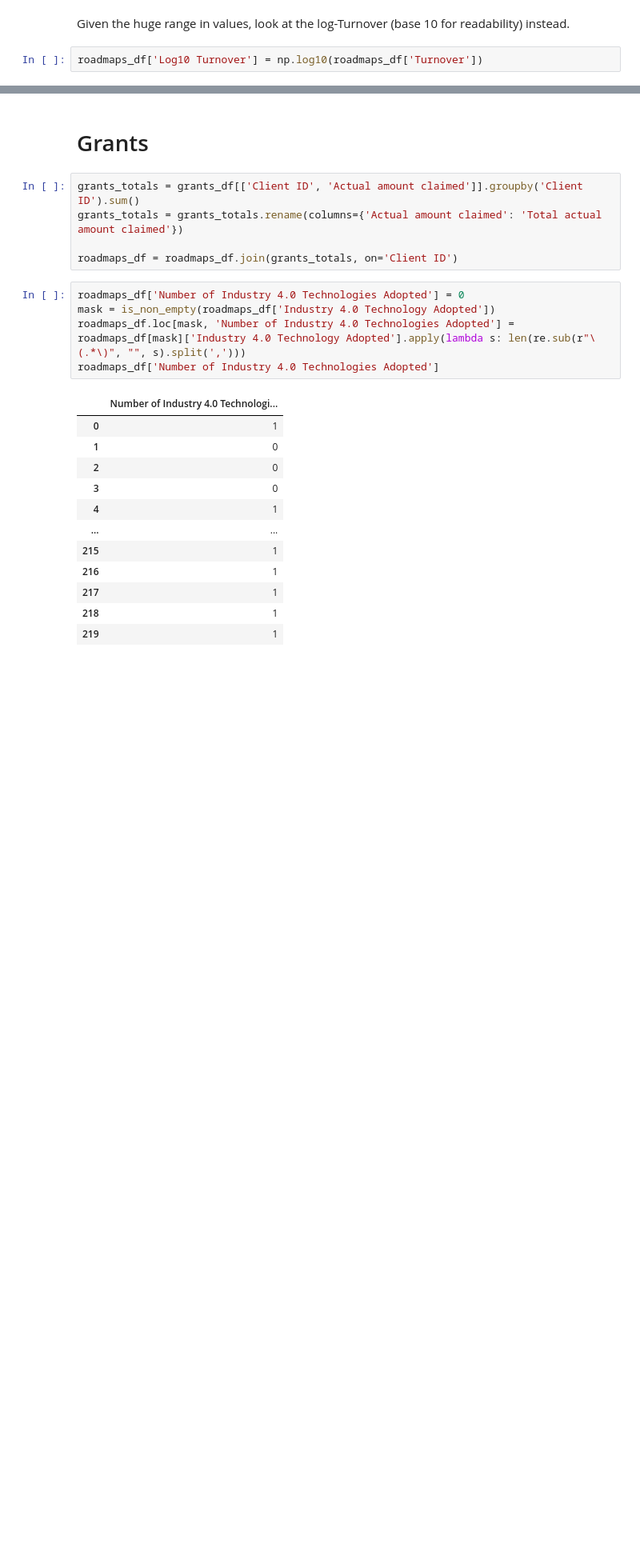
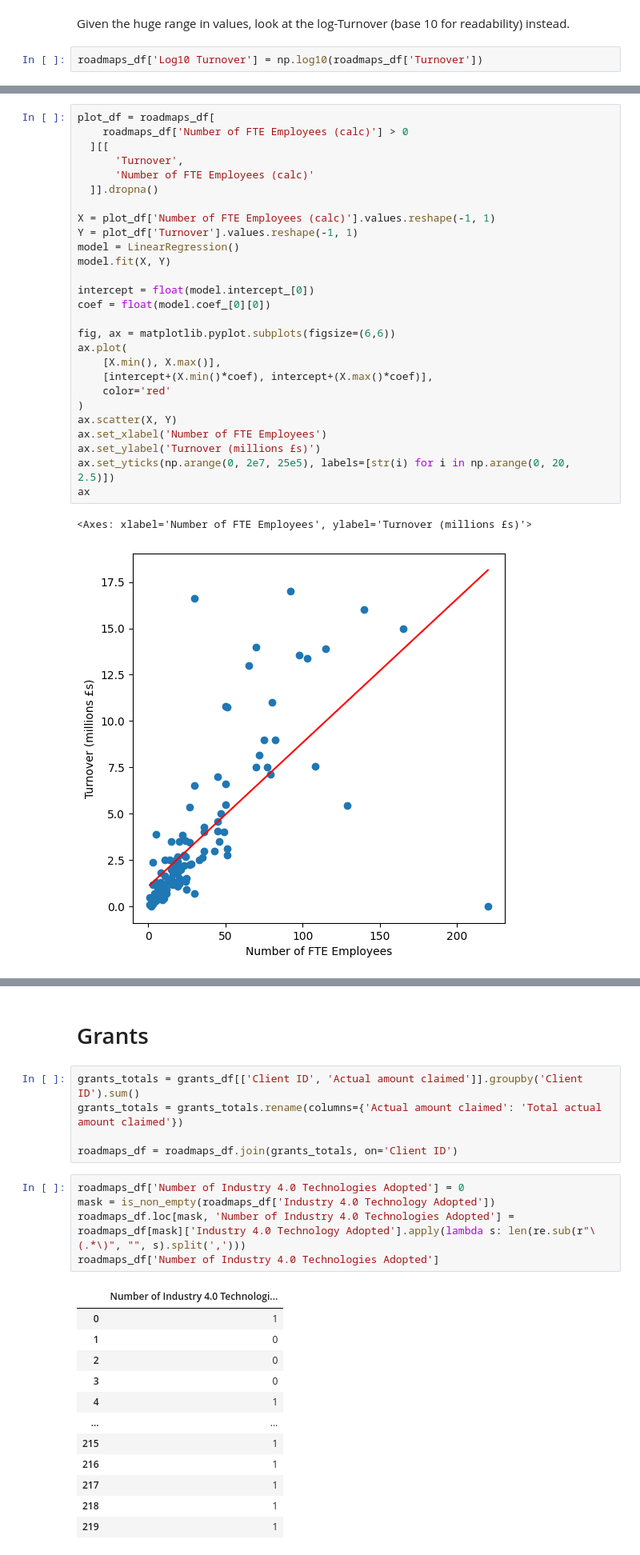
Before and after one commit to roughhawkbit/digi-inno-road-prod, a Jupyter notebook: analysis/2_Distributions_Correlations.ipynb, the cells around one changed output, grey strips where cells are left out. Shown at 80% size. Cells and saved outputs as stored; diff of their text form; blank space fills up the shorter version.

```diff
--- a/analysis/2_Distributions_Correlations.ipynb
+++ b/analysis/2_Distributions_Correlations.ipynb
@@ -257,0 +293,30 @@ ax
+# %%
+plot_df = roadmaps_df[
+    roadmaps_df['Number of FTE Employees (calc)'] > 0
+  ][[
+      'Turnover',
+      'Number of FTE Employees (calc)'
+  ]].dropna()
+
+X = plot_df['Number of FTE Employees (calc)'].values.reshape(-1, 1)
+Y = plot_df['Turnover'].values.reshape(-1, 1)
+model = LinearRegression()
+model.fit(X, Y)
+
+intercept = float(model.intercept_[0])
+coef = float(model.coef_[0][0])
+
+fig, ax = matplotlib.pyplot.subplots(figsize=(6,6))
+ax.plot(
+    [X.min(), X.max()],
+    [intercept+(X.min()*coef), intercept+(X.max()*coef)],
+    color='red'
+)
+ax.scatter(X, Y)
+ax.set_xlabel('Number of FTE Employees')
+ax.set_ylabel('Turnover (millions £s)')
+ax.set_yticks(np.arange(0, 2e7, 25e5), labels=[str(i) for i in np.arange(0, 20, 2.5)])
+ax
+# %% [output]
+<Axes: xlabel='Number of FTE Employees', ylabel='Turnover (millions £s)'>
+[figure, added]
```
Also changed, not shown: parts of 9 cells of this notebook.
